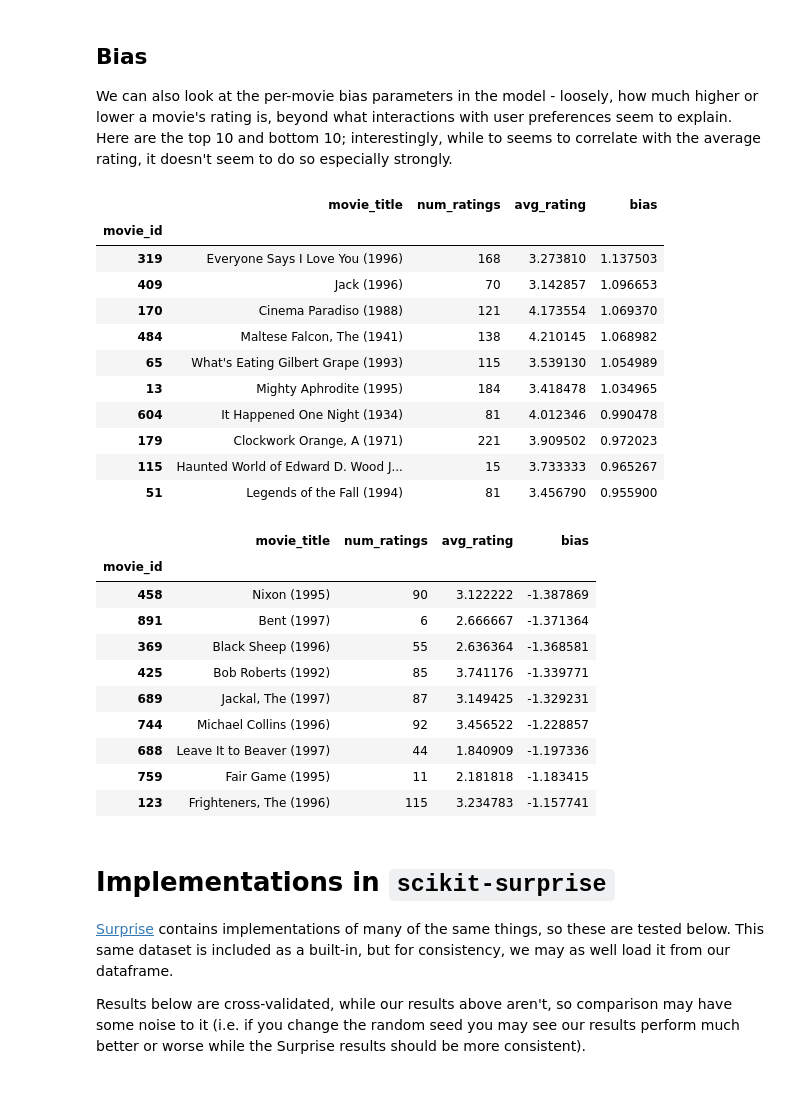
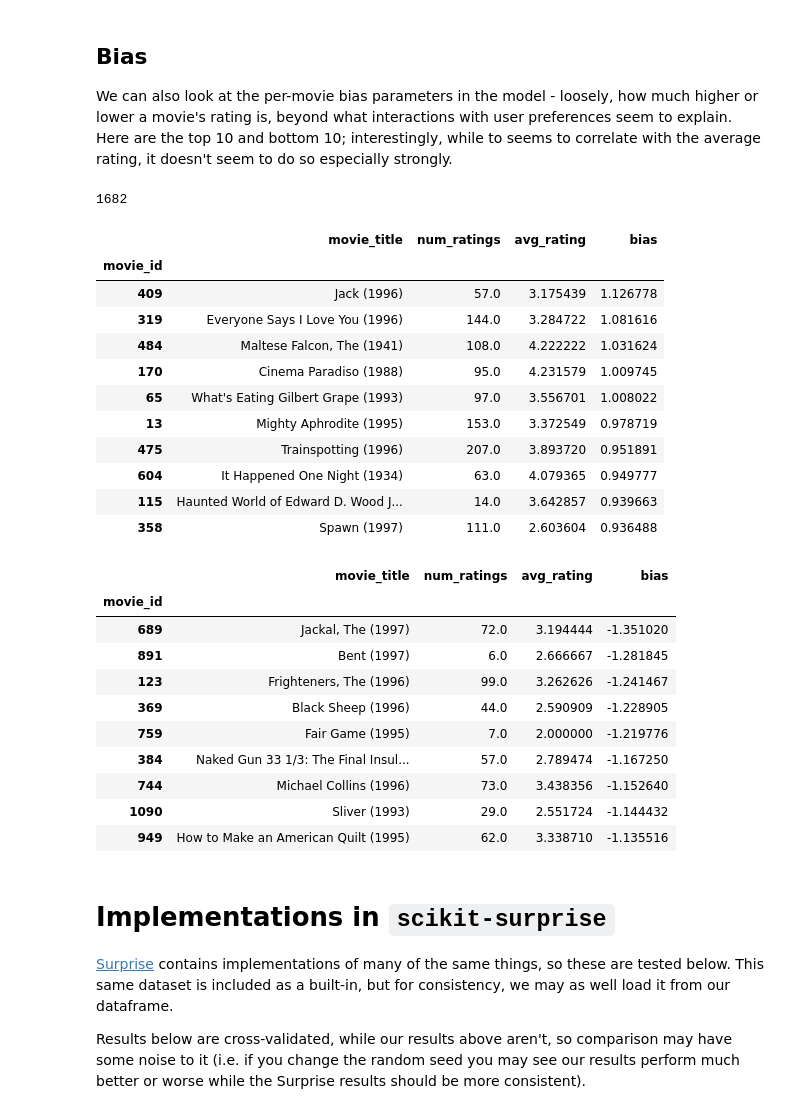
Before and after one commit to Hodapp87/recommender-examples, a Jupyter notebook: Recommender Systems.ipynb, the cells around one changed output. Drawn from its saved outputs; the diff is of its cells as text; code cells hidden in the pictures.

```diff
--- a/Recommender Systems.ipynb
+++ b/Recommender Systems.ipynb
@@ -51,7 +51,7 @@ import sklearn.model_selection
 
 I don't explain this in detail. This is just standard calls in [Pandas](https://pandas.pydata.org/) and little details that are boring but essential:
 # %%
-ml = pd.read_csv("ml-100k/u.data", sep="\t", header=None,
+ml = pd.read_csv("ml-100k/u_train.data", sep="\t", header=None,
                  names=("user_id", "movie_id", "rating", "time"))
 # Convert Unix seconds to a Pandas timestamp:
 ml["time"] = pd.to_datetime(ml["time"], unit="s")
@@ -979,36 +954,40 @@ plt.show()
 ## Bias
 
 We can also look at the per-movie bias parameters in the model - loosely, how much higher or lower a movie's rating is, beyond what interactions with user preferences seem to explain. Here are the top 10 and bottom 10; interestingly, while to seems to correlate with the average rating, it doesn't seem to do so especially strongly.
+# %%
+len(movie_stats)
+# %% [output]
+1682
 # %%
-bias = movie_stats.assign(bias = svd100.b_i[:-1]).sort_values("bias", ascending=False)
+bias = movie_stats.assign(bias = np.pad(svd100.b_i, (0,2), 'constant')).sort_values("bias", ascending=False)
 bias.iloc[:10]
 # %% [output]
 |  | movie_title | num_ratings | avg_rating | bias |
 | movie_id |  |  |  |  |
-| 319 | Everyone Says I Love You (1996) | 168 | 3.273810 | 1.137503 |
-| 409 | Jack (1996) | 70 | 3.142857 | 1.096653 |
-| 170 | Cinema Paradiso (1988) | 121 | 4.173554 | 1.069370 |
-| 484 | Maltese Falcon, The (1941) | 138 | 4.210145 | 1.068982 |
-| 65 | What's Eating Gilbert Grape (1993) | 115 | 3.539130 | 1.054989 |
-| 13 | Mighty Aphrodite (1995) | 184 | 3.418478 | 1.034965 |
-| 604 | It Happened One Night (1934) | 81 | 4.012346 | 0.990478 |
-| 179 | Clockwork Orange, A (1971) | 221 | 3.909502 | 0.972023 |
-| 115 | Haunted World of Edward D. Wood J... | 15 | 3.733333 | 0.965267 |
-| 51 | Legends of the Fall (1994) | 81 | 3.456790 | 0.955900 |
+| 409 | Jack (1996) | 57.0 | 3.175439 | 1.126778 |
+| 319 | Everyone Says I Love You (1996) | 144.0 | 3.284722 | 1.081616 |
+| 484 | Maltese Falcon, The (1941) | 108.0 | 4.222222 | 1.031624 |
+| 170 | Cinema Paradiso (1988) | 95.0 | 4.231579 | 1.009745 |
+| 65 | What's Eating Gilbert Grape (1993) | 97.0 | 3.556701 | 1.008022 |
+| 13 | Mighty Aphrodite (1995) | 153.0 | 3.372549 | 0.978719 |
+| 475 | Trainspotting (1996) | 207.0 | 3.893720 | 0.951891 |
+| 604 | It Happened One Night (1934) | 63.0 | 4.079365 | 0.949777 |
+| 115 | Haunted World of Edward D. Wood J... | 14.0 | 3.642857 | 0.939663 |
+| 358 | Spawn (1997) | 111.0 | 2.603604 | 0.936488 |
 # %%
 bias.iloc[:-10:-1]
 # %% [output]
 |  | movie_title | num_ratings | avg_rating | bias |
 | movie_id |  |  |  |  |
-| 458 | Nixon (1995) | 90 | 3.122222 | -1.387869 |
-| 891 | Bent (1997) | 6 | 2.666667 | -1.371364 |
-| 369 | Black Sheep (1996) | 55 | 2.636364 | -1.368581 |
-| 425 | Bob Roberts (1992) | 85 | 3.741176 | -1.339771 |
-| 689 | Jackal, The (1997) | 87 | 3.149425 | -1.329231 |
-| 744 | Michael Collins (1996) | 92 | 3.456522 | -1.228857 |
-| 688 | Leave It to Beaver (1997) | 44 | 1.840909 | -1.197336 |
-| 759 | Fair Game (1995) | 11 | 2.181818 | -1.183415 |
-| 123 | Frighteners, The (1996) | 115 | 3.234783 | -1.157741 |
+| 689 | Jackal, The (1997) | 72.0 | 3.194444 | -1.351020 |
+| 891 | Bent (1997) | 6.0 | 2.666667 | -1.281845 |
+| 123 | Frighteners, The (1996) | 99.0 | 3.262626 | -1.241467 |
+| 369 | Black Sheep (1996) | 44.0 | 2.590909 | -1.228905 |
+| 759 | Fair Game (1995) | 7.0 | 2.000000 | -1.219776 |
+| 384 | Naked Gun 33 1/3: The Final Insul... | 57.0 | 2.789474 | -1.167250 |
+| 744 | Michael Collins (1996) | 73.0 | 3.438356 | -1.152640 |
+| 1090 | Sliver (1993) | 29.0 | 2.551724 | -1.144432 |
+| 949 | How to Make an American Quilt (1995) | 62.0 | 3.338710 | -1.135516 |
 # %% [markdown]
 # Implementations in `scikit-surprise`
 
```
Also changed, not shown: parts of 35 cells of this notebook.
